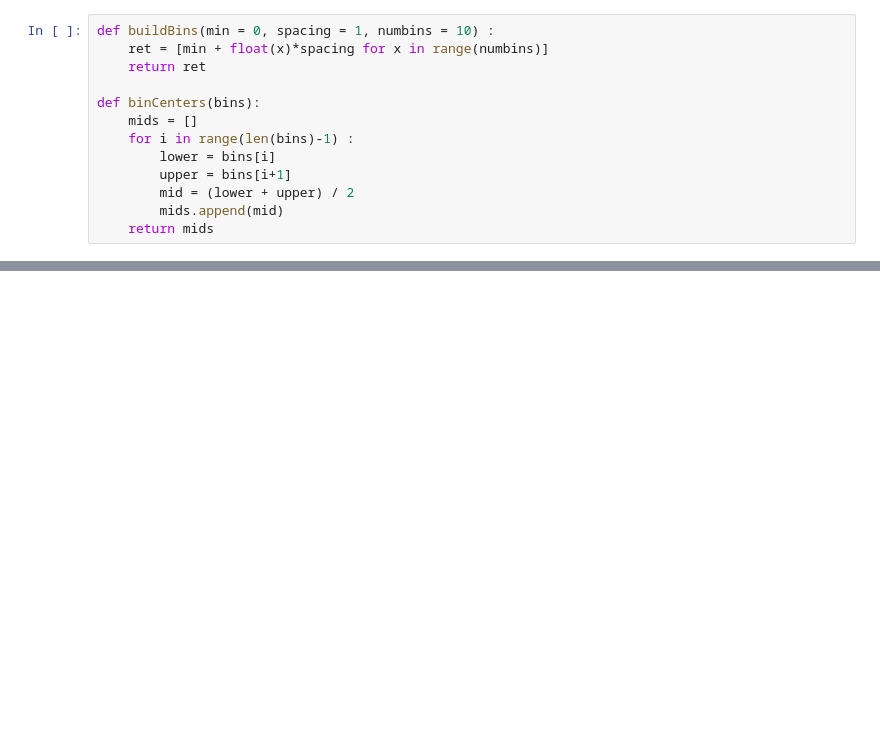
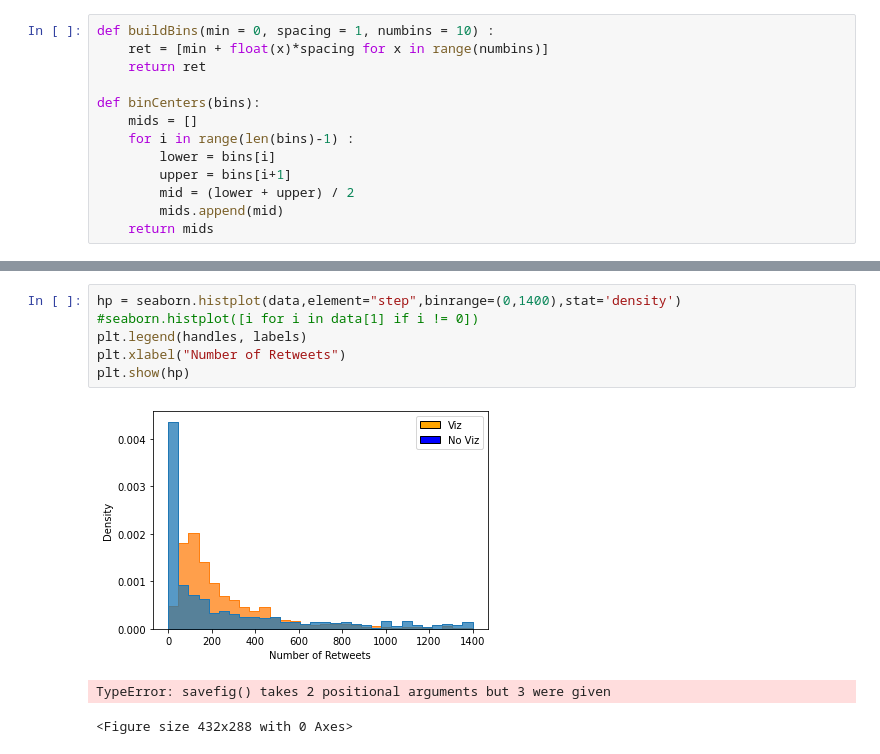
Before and after one commit to kasumbarobert/cse557a-research-project, a Jupyter notebook: box_and_whisker.ipynb, the cells around one changed output, grey strips where cells are left out. Cells and saved outputs as stored; diff of their text form; blank space fills up the shorter version.

```diff
--- a/box_and_whisker.ipynb
+++ b/box_and_whisker.ipynb
@@ -99,0 +116,10 @@ print(n)
+# %%
+hp = seaborn.histplot(data,element="step",binrange=(0,1400),stat='density')
+#seaborn.histplot([i for i in data[1] if i != 0])
+plt.legend(handles, labels)
+plt.xlabel("Number of Retweets")
+plt.show(hp)
+# %% [output]
+[figure, added]
+TypeError: savefig() takes 2 positional arguments but 3 were given
+<Figure size 432x288 with 0 Axes>
```
Also changed, not shown: parts of 9 cells of this notebook.
